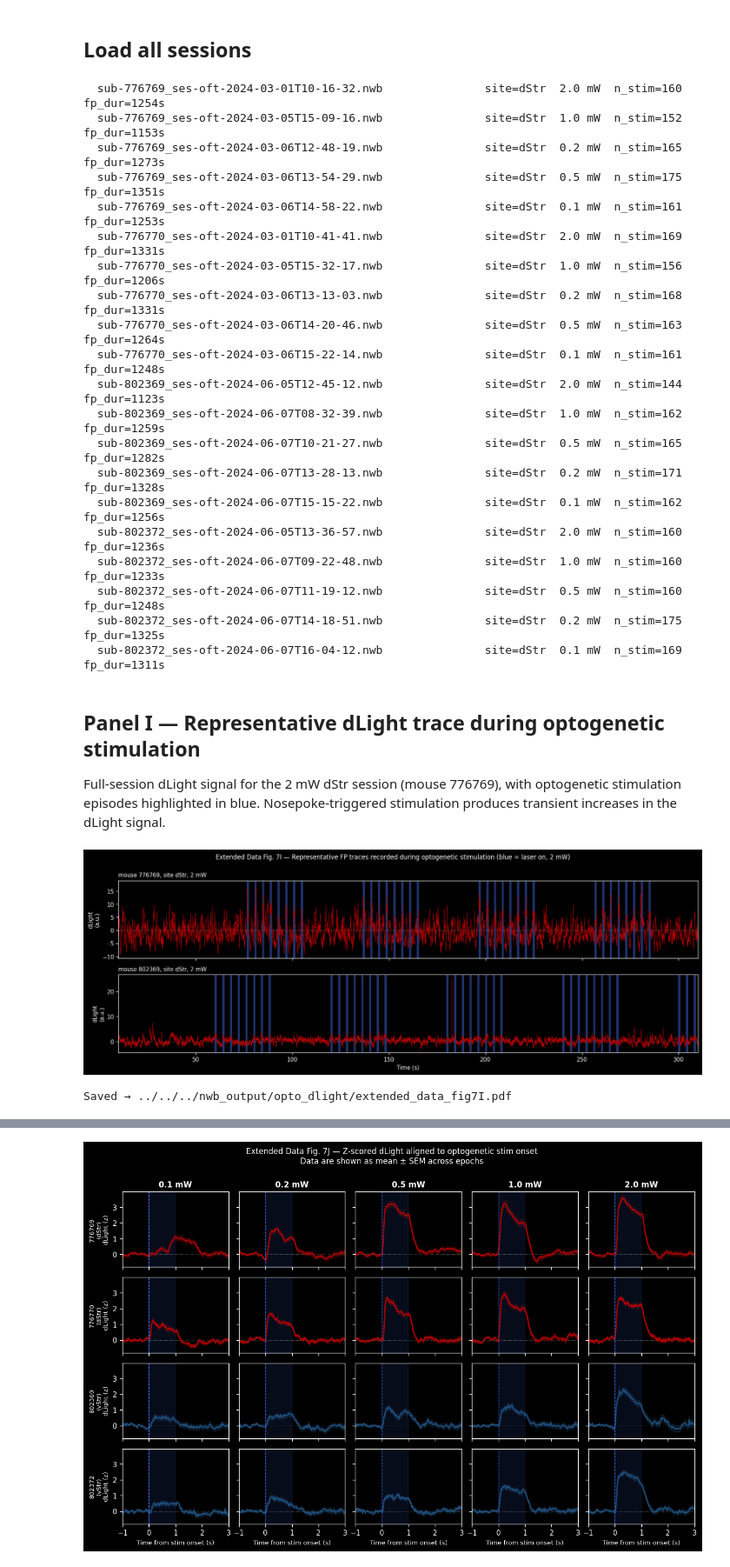
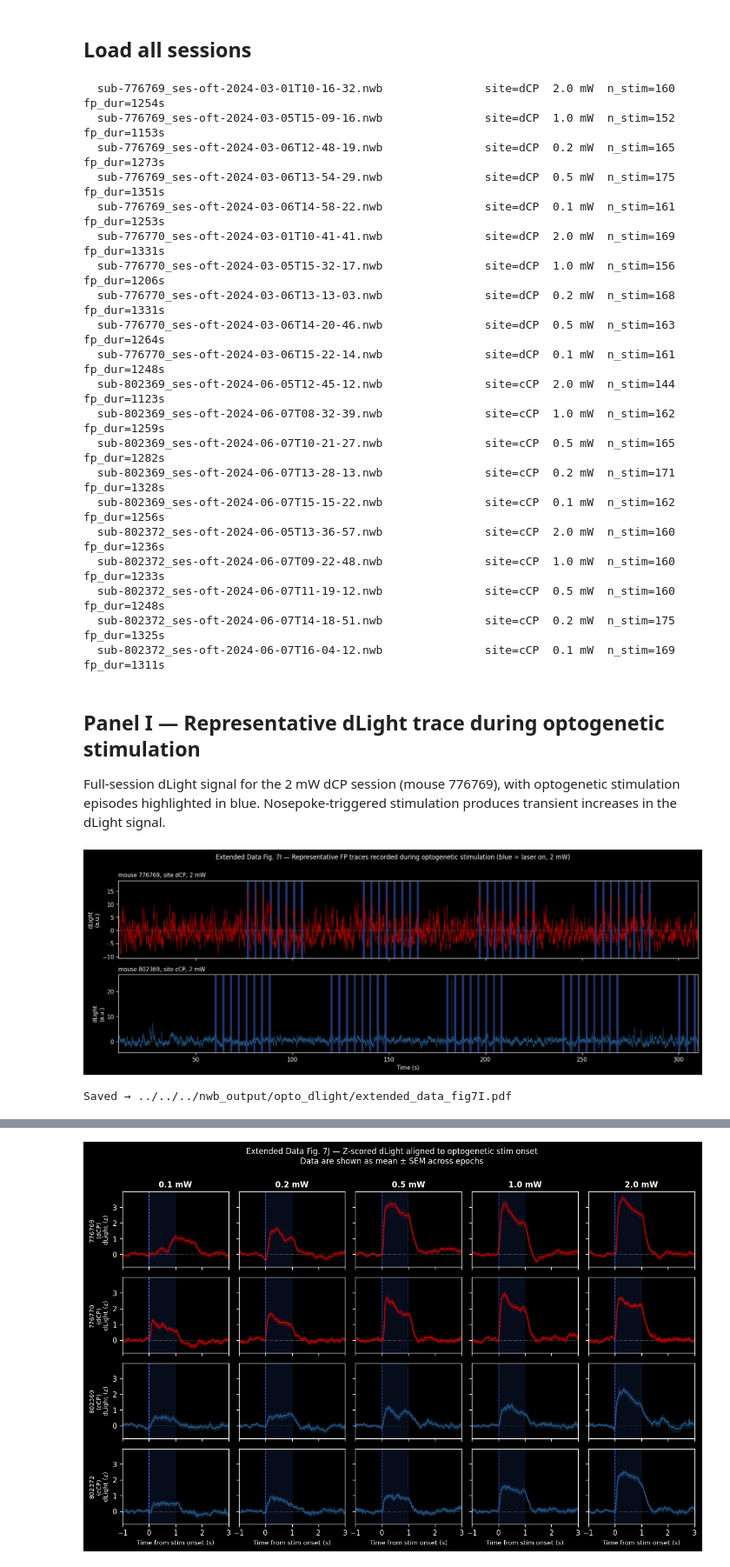
Before and after one commit to catalystneuro/meletis-lab-to-nwb, a Jupyter notebook: src/meletis_lab_to_nwb/tutorials/extended_data_fig7FJ_replication.ipynb, the cells around one changed output, grey strips where cells are left out. Shown at 87% size. Saved outputs shown, nothing was run; the diff lists cells and outputs as text; code cells hidden in the pictures.

Commit message:
update locations

```diff
--- a/src/meletis_lab_to_nwb/tutorials/extended_data_fig7FJ_replication.ipynb
+++ b/src/meletis_lab_to_nwb/tutorials/extended_data_fig7FJ_replication.ipynb
@@ -57,12 +57,12 @@ NWB files found: 20
 ## Load all sessions
 # %%
 def _infer_site_from_location(location: str) -> str:
-    """Map the fiber photometry recording location (Allen CCF name) to dStr/vStr."""
+    """Map the fiber photometry recording location (Allen CCF name) to dCP/cCP."""
     loc = (location or "").lower()
-    if "caudoputamen" in loc:
-        return "dStr"
-    if "accumbens" in loc:
-        return "vStr"
+    if "dorsal caudoputamen" in loc:
+        return "dCP"
+    if "central caudoputamen" in loc:
+        return "cCP"
     return location
 
 
@@ -71,7 +71,7 @@ def load_session(nwb_path):
 
     Site and stimulation intensity are pulled directly from the NWB file:
     - ``site`` → recording location in ``lab_meta_data['fiber_photometry']`` fiber
-      photometry table (``Caudoputamen`` → dStr, ``Nucleus accumbens`` → vStr).
+      photometry table (``Dorsal caudoputamen`` → dCP, ``Central caudoputamen`` → cCP).
     - ``intensity_mw`` → ``devices['laser'].power_in_W`` (converted to mW).
     """
     nwb = read_nwb(nwb_path)
@@ -119,40 +119,40 @@ for nwb_path in sorted(NWB_DIR.glob("sub-*/sub-*.nwb")):
     print(f"  {nwb_path.name:55s}  site={sess['site']}  {sess['intensity_mw']:.1f} mW  "
           f"n_stim={len(sess['stim_onsets'])}  fp_dur={sess['timestamps'][-1]:.0f}s")
 # %% [output]
-  sub-776769_ses-oft-2024-03-01T10-16-32.nwb               site=dStr  2.0 mW  n_stim=160  fp_dur=1254s
-  sub-776769_ses-oft-2024-03-05T15-09-16.nwb               site=dStr  1.0 mW  n_stim=152  fp_dur=1153s
-  sub-776769_ses-oft-2024-03-06T12-48-19.nwb               site=dStr  0.2 mW  n_stim=165  fp_dur=1273s
-  sub-776769_ses-oft-2024-03-06T13-54-29.nwb               site=dStr  0.5 mW  n_stim=175  fp_dur=1351s
-  sub-776769_ses-oft-2024-03-06T14-58-22.nwb               site=dStr  0.1 mW  n_stim=161  fp_dur=1253s
-  sub-776770_ses-oft-2024-03-01T10-41-41.nwb               site=dStr  2.0 mW  n_stim=169  fp_dur=1331s
-  sub-776770_ses-oft-2024-03-05T15-32-17.nwb               site=dStr  1.0 mW  n_stim=156  fp_dur=1206s
-  sub-776770_ses-oft-2024-03-06T13-13-03.nwb               site=dStr  0.2 mW  n_stim=168  fp_dur=1331s
-  sub-776770_ses-oft-2024-03-06T14-20-46.nwb               site=dStr  0.5 mW  n_stim=163  fp_dur=1264s
-  sub-776770_ses-oft-2024-03-06T15-22-14.nwb               site=dStr  0.1 mW  n_stim=161  fp_dur=1248s
-  sub-802369_ses-oft-2024-06-05T12-45-12.nwb               site=dStr  2.0 mW  n_stim=144  fp_dur=1123s
-  sub-802369_ses-oft-2024-06-07T08-32-39.nwb               site=dStr  1.0 mW  n_stim=162  fp_dur=1259s
-  sub-802369_ses-oft-2024-06-07T10-21-27.nwb               site=dStr  0.5 mW  n_stim=165  fp_dur=1282s
-  sub-802369_ses-oft-2024-06-07T13-28-13.nwb               site=dStr  0.2 mW  n_stim=171  fp_dur=1328s
-  sub-802369_ses-oft-2024-06-07T15-15-22.nwb               site=dStr  0.1 mW  n_stim=162  fp_dur=1256s
-  sub-802372_ses-oft-2024-06-05T13-36-57.nwb               site=dStr  2.0 mW  n_stim=160  fp_dur=1236s
-  sub-802372_ses-oft-2024-06-07T09-22-48.nwb               site=dStr  1.0 mW  n_stim=160  fp_dur=1233s
-  sub-802372_ses-oft-2024-06-07T11-19-12.nwb               site=dStr  0.5 mW  n_stim=160  fp_dur=1248s
-  sub-802372_ses-oft-2024-06-07T14-18-51.nwb               site=dStr  0.2 mW  n_stim=175  fp_dur=1325s
-  sub-802372_ses-oft-2024-06-07T16-04-12.nwb               site=dStr  0.1 mW  n_stim=169  fp_dur=1311s
+  sub-776769_ses-oft-2024-03-01T10-16-32.nwb               site=dCP  2.0 mW  n_stim=160  fp_dur=1254s
+  sub-776769_ses-oft-2024-03-05T15-09-16.nwb               site=dCP  1.0 mW  n_stim=152  fp_dur=1153s
+  sub-776769_ses-oft-2024-03-06T12-48-19.nwb               site=dCP  0.2 mW  n_stim=165  fp_dur=1273s
+  sub-776769_ses-oft-2024-03-06T13-54-29.nwb               site=dCP  0.5 mW  n_stim=175  fp_dur=1351s
+  sub-776769_ses-oft-2024-03-06T14-58-22.nwb               site=dCP  0.1 mW  n_stim=161  fp_dur=1253s
+  sub-776770_ses-oft-2024-03-01T10-41-41.nwb               site=dCP  2.0 mW  n_stim=169  fp_dur=1331s
+  sub-776770_ses-oft-2024-03-05T15-32-17.nwb               site=dCP  1.0 mW  n_stim=156  fp_dur=1206s
+  sub-776770_ses-oft-2024-03-06T13-13-03.nwb               site=dCP  0.2 mW  n_stim=168  fp_dur=1331s
+  sub-776770_ses-oft-2024-03-06T14-20-46.nwb               site=dCP  0.5 mW  n_stim=163  fp_dur=1264s
+  sub-776770_ses-oft-2024-03-06T15-22-14.nwb               site=dCP  0.1 mW  n_stim=161  fp_dur=1248s
+  sub-802369_ses-oft-2024-06-05T12-45-12.nwb               site=cCP  2.0 mW  n_stim=144  fp_dur=1123s
+  sub-802369_ses-oft-2024-06-07T08-32-39.nwb               site=cCP  1.0 mW  n_stim=162  fp_dur=1259s
+  sub-802369_ses-oft-2024-06-07T10-21-27.nwb               site=cCP  0.5 mW  n_stim=165  fp_dur=1282s
+  sub-802369_ses-oft-2024-06-07T13-28-13.nwb               site=cCP  0.2 mW  n_stim=171  fp_dur=1328s
+  sub-802369_ses-oft-2024-06-07T15-15-22.nwb               site=cCP  0.1 mW  n_stim=162  fp_dur=1256s
+  sub-802372_ses-oft-2024-06-05T13-36-57.nwb               site=cCP  2.0 mW  n_stim=160  fp_dur=1236s
+  sub-802372_ses-oft-2024-06-07T09-22-48.nwb               site=cCP  1.0 mW  n_stim=160  fp_dur=1233s
+  sub-802372_ses-oft-2024-06-07T11-19-12.nwb               site=cCP  0.5 mW  n_stim=160  fp_dur=1248s
+  sub-802372_ses-oft-2024-06-07T14-18-51.nwb               site=cCP  0.2 mW  n_stim=175  fp_dur=1325s
+  sub-802372_ses-oft-2024-06-07T16-04-12.nwb               site=cCP  0.1 mW  n_stim=169  fp_dur=1311s
 # %% [markdown]
 ## Panel I — Representative dLight trace during optogenetic stimulation
 
-Full-session dLight signal for the 2 mW dStr session (mouse 776769), with optogenetic
+Full-session dLight signal for the 2 mW dCP session (mouse 776769), with optogenetic
 stimulation episodes highlighted in blue. Nosepoke-triggered stimulation produces
 transient increases in the dLight signal.
 # %%
-# Panel I: stacked representative dLight traces — one dStr subject, one vStr subject —
+# Panel I: stacked representative dLight traces — one dCP subject, one cCP subject —
 # at the highest laser intensity (2 mW) to show the dCP > cCP site difference on raw traces.
 EXAMPLE_SUBJECTS = [
-    ("776769", "dStr"),  # top: dorsal striatum example
-    ("802369", "vStr"),  # bottom: ventral striatum example
+    ("776769", "dCP"),  # top: dorsal caudoputamen example
+    ("802369", "cCP"),  # bottom: central caudoputamen example
 ]
-SITE_TRACE_COLORS = {"dStr": "#b30000", "vStr": "#1f4e79"}
+SITE_TRACE_COLORS = {"dCP": "#b30000", "cCP": "#1f4e79"}
 
 # Show a 300-second window to capture many stim episodes.
 t_start, t_end = 10.0, 310.0
@@ -176,34 +176,34 @@ for ax, (subject_id, expected_site) in zip(axes, EXAMPLE_SUBJECTS):
 
     mask = (ts >= t_start) & (ts <= t_end)
     ax.plot(ts[mask], sig[mask], linewidth=0.5, color=color, zorder=2)
 
     # Shade stimulation episodes
     for onset, offset in zip(onsets, offsets):
         if onset >= t_start and onset <= t_end:
             ax.axvspan(
                 onset, min(offset + 0.1, t_end),
                 color="royalblue", alpha=0.5, linewidth=0, zorder=1,
             )
 
     ax.set_xlim(t_start, t_end)
     ax.set_ylabel("dLight\n(a.u.)")
     ax.set_title(
         f"mouse {rep['subject_id']}, site {rep['site']}, {rep['intensity_mw']:.0f} mW",
         loc="left", fontsize=9,
     )
     ax.axhline(0, color="gray", linewidth=0.5, linestyle="--", zorder=0)
 
 axes[-1].set_xlabel("Time (s)")
 fig.suptitle(
     "Extended Data Fig. 7I — Representative FP traces recorded during optogenetic stimulation (blue = laser on, 2 mW)",
     fontsize=10, y=1.00,
 )
 plt.tight_layout()
 plt.savefig(NWB_DIR / "extended_data_fig7I.pdf", bbox_inches="tight")
 plt.show()
 print(f"Saved → {NWB_DIR / 'extended_data_fig7I.pdf'}")
 # %% [output]
-[figure, old version]
+[figure, new version]
 Saved → ../../../nwb_output/opto_dlight/extended_data_fig7I.pdf
 # %% [markdown]
 ## Panel J — Z-scored peri-stimulus dLight per mouse × intensity
```
Also changed, not shown: parts of 5 cells of this notebook.
